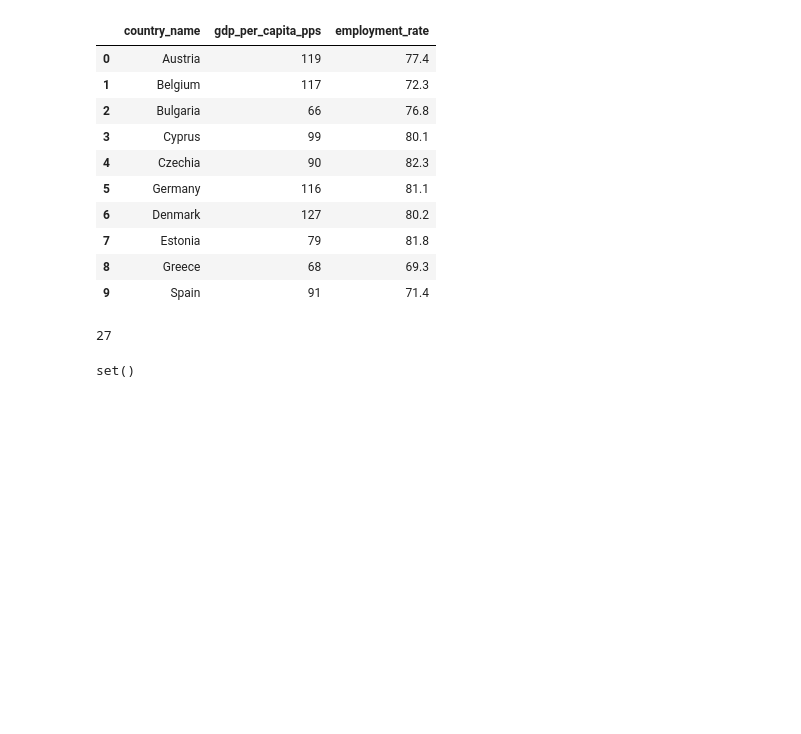
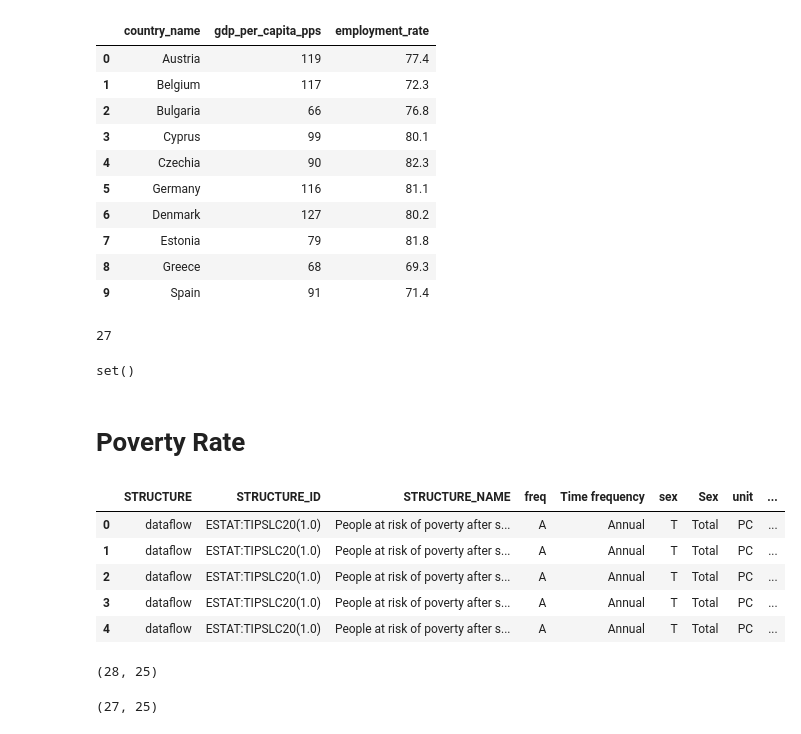
Before and after one commit to eljesam/DAV_Eljesa_Repeat, a Jupyter notebook: Notebooks/EQLI_analysis.ipynb, the cells around one changed output. Cells and saved outputs as stored; diff of their text form; code cells hidden in the pictures; blank space fills up the shorter version.

Commit message:
added poverty rate dataset, cleaned up the dataset and merged it

```diff
--- a/Notebooks/EQLI_analysis.ipynb
+++ b/Notebooks/EQLI_analysis.ipynb
@@ -348,3 +348,28 @@ eqli_data.to_csv(
     "../data/processed/eqli_master.csv",
     index=False
 )
+# %% [markdown]
+# Poverty Rate
+# %%
+poverty = pd.read_csv("../data/raw/poverty_rate.csv")
+
+poverty.head()
+# %% [output]
+|  | STRUCTURE | STRUCTURE_ID | STRUCTURE_NAME | freq | Time frequency | sex | Sex | unit | ... |
+| 0 | dataflow | ESTAT:TIPSLC20(1.0) | People at risk of poverty after s... | A | Annual | T | Total | PC | ... |
+| 1 | dataflow | ESTAT:TIPSLC20(1.0) | People at risk of poverty after s... | A | Annual | T | Total | PC | ... |
+| 2 | dataflow | ESTAT:TIPSLC20(1.0) | People at risk of poverty after s... | A | Annual | T | Total | PC | ... |
+| 3 | dataflow | ESTAT:TIPSLC20(1.0) | People at risk of poverty after s... | A | Annual | T | Total | PC | ... |
+| 4 | dataflow | ESTAT:TIPSLC20(1.0) | People at risk of poverty after s... | A | Annual | T | Total | PC | ... |
+# %%
+poverty_2024 = poverty[poverty["TIME_PERIOD"] == 2024].copy()
+
+poverty_2024.shape
+# %% [output]
+(28, 25)
+# %%
+poverty_eu27 = poverty_2024[poverty_2024["geo"].isin(eu27)].copy()
+
+poverty_eu27.shape
+# %% [output]
+(27, 25)
```
Also changed, not shown: parts of 8 cells of this notebook, 2 other files.
